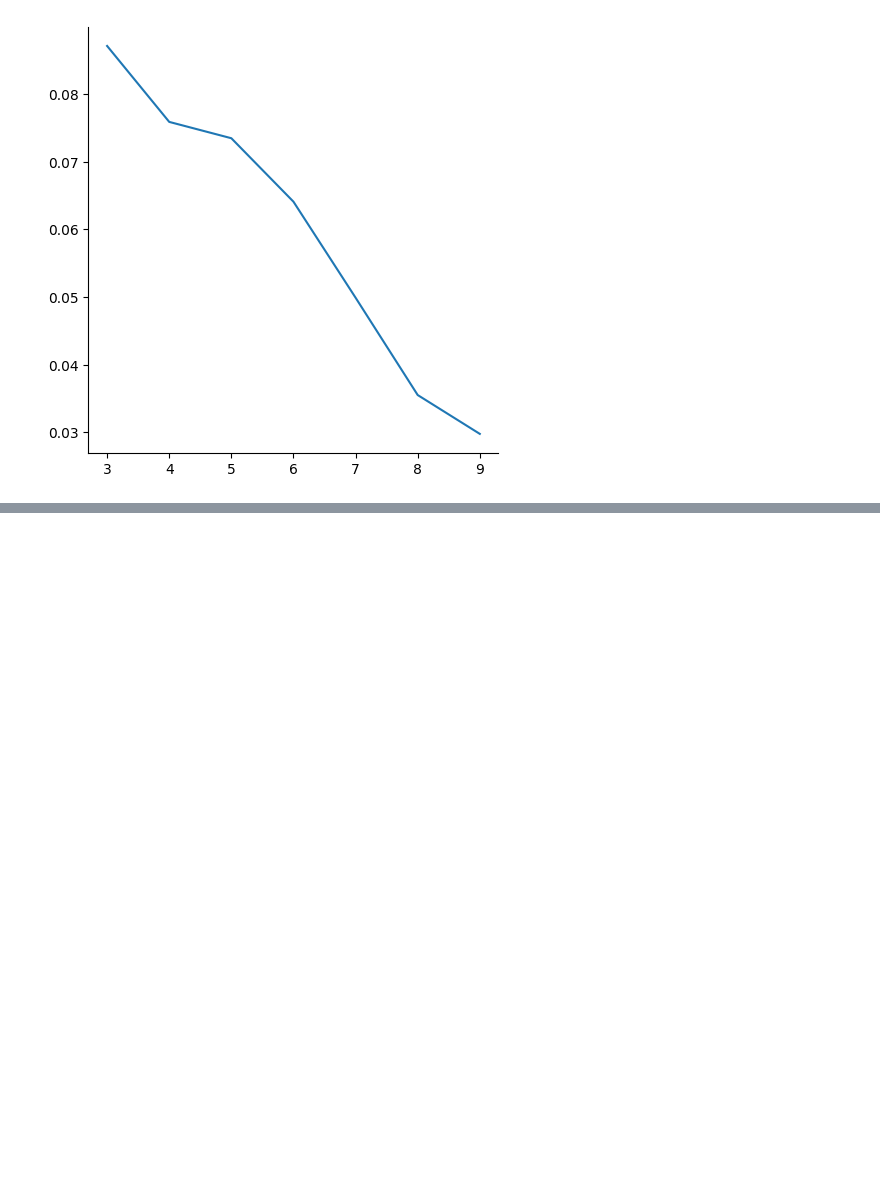
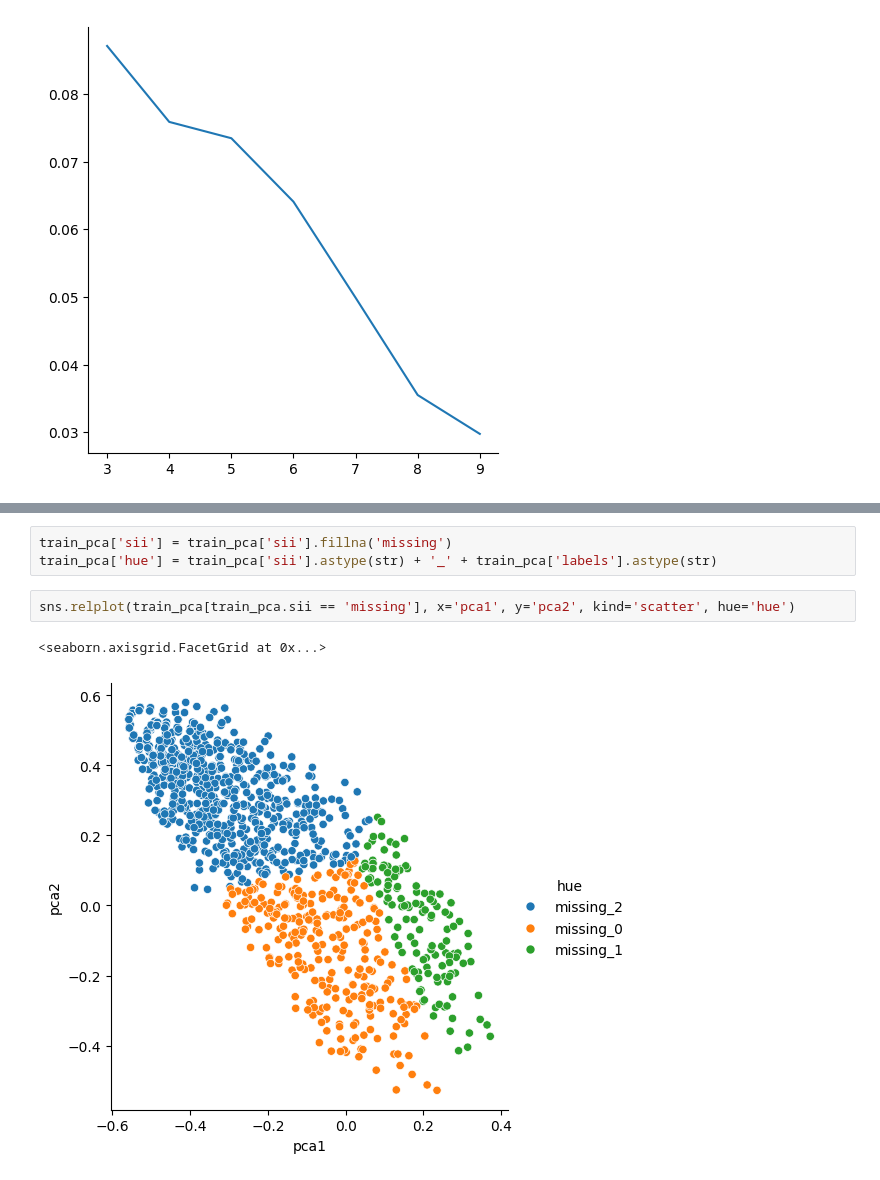
Before and after one commit to lusm554/kaggle_competitions, a Jupyter notebook: problematic-internet-use/fill_missing_target.ipynb, the cells around one changed output, grey strips where cells are left out. Cells and saved outputs as stored; diff of their text form; blank space fills up the shorter version.

```diff
--- a/problematic-internet-use/fill_missing_target.ipynb
+++ b/problematic-internet-use/fill_missing_target.ipynb
@@ -204,0 +246,8 @@ sns.relplot(x=range(3,10), y=silhouette, kind='line')
+# %%
+train_pca['sii'] = train_pca['sii'].fillna('missing')
+train_pca['hue'] = train_pca['sii'].astype(str) + '_' + train_pca['labels'].astype(str)
+# %%
+sns.relplot(train_pca[train_pca.sii == 'missing'], x='pca1', y='pca2', kind='scatter', hue='hue')
+# %% [output]
+<seaborn.axisgrid.FacetGrid at 0x...>
+[figure, added]
```
Also changed, not shown: parts of 7 cells of this notebook.
